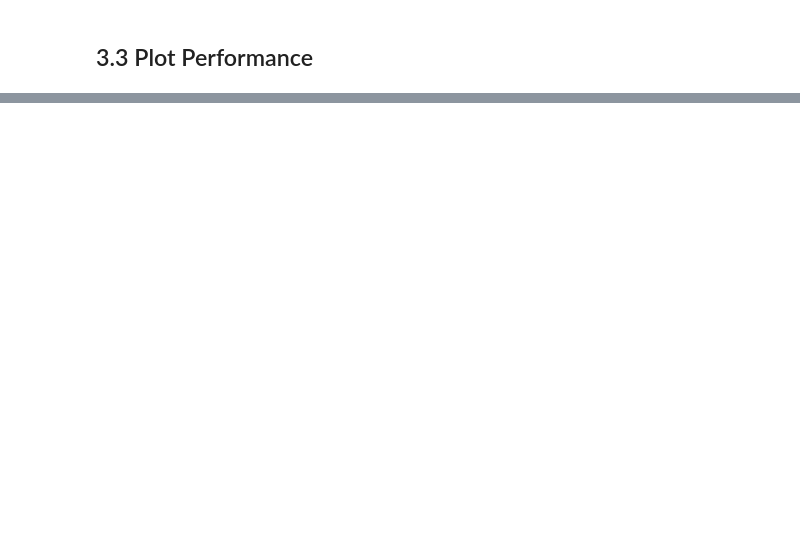
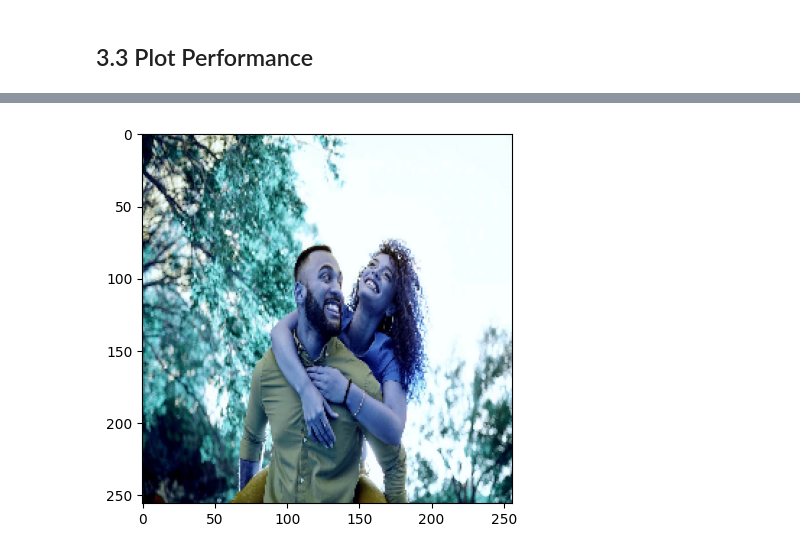
Before and after one commit to BMugo84/image-classifier-cnn, a Jupyter notebook: Image_classification.ipynb, the cells around one changed output, grey strips where cells are left out. Drawn from its saved outputs; the diff is of its cells as text; code cells hidden in the pictures; blank space fills up the shorter version.

```diff
--- a/Image_classification.ipynb
+++ b/Image_classification.ipynb
@@ -534,0 +721,6 @@ this connects all the 256 neurons\values into 1 and thenconverts them into a sig
+# %%
+resize = tf.image.resize(img, (256,256))
+plt.imshow(resize.numpy().astype(int))
+plt.show()
+# %% [output]
+[figure, added]
```
Also changed, not shown: parts of 45 cells of this notebook, 8 other files.
